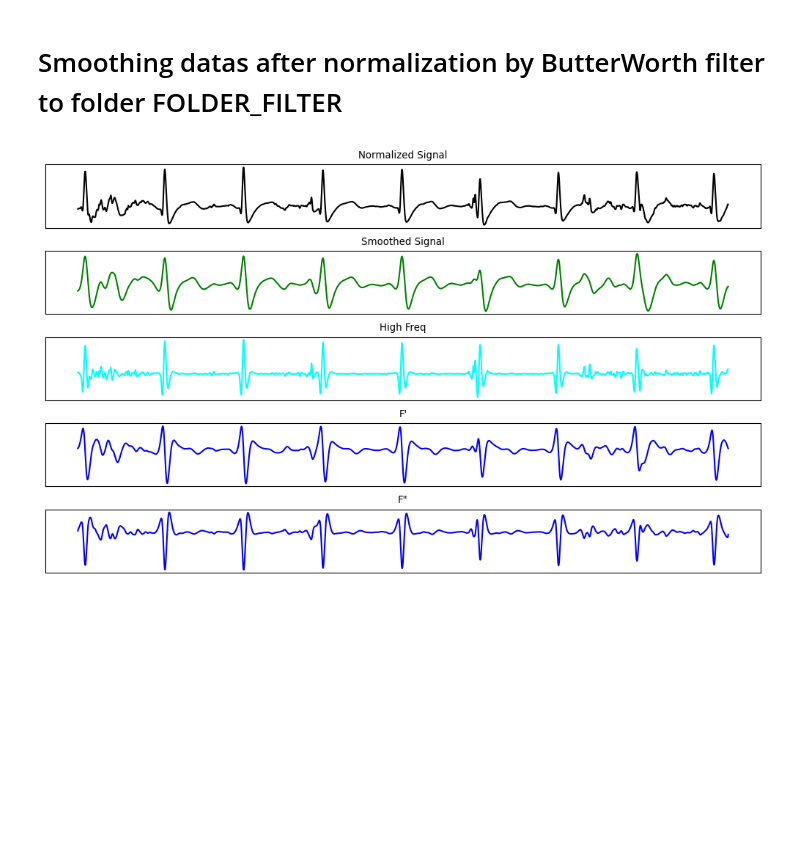
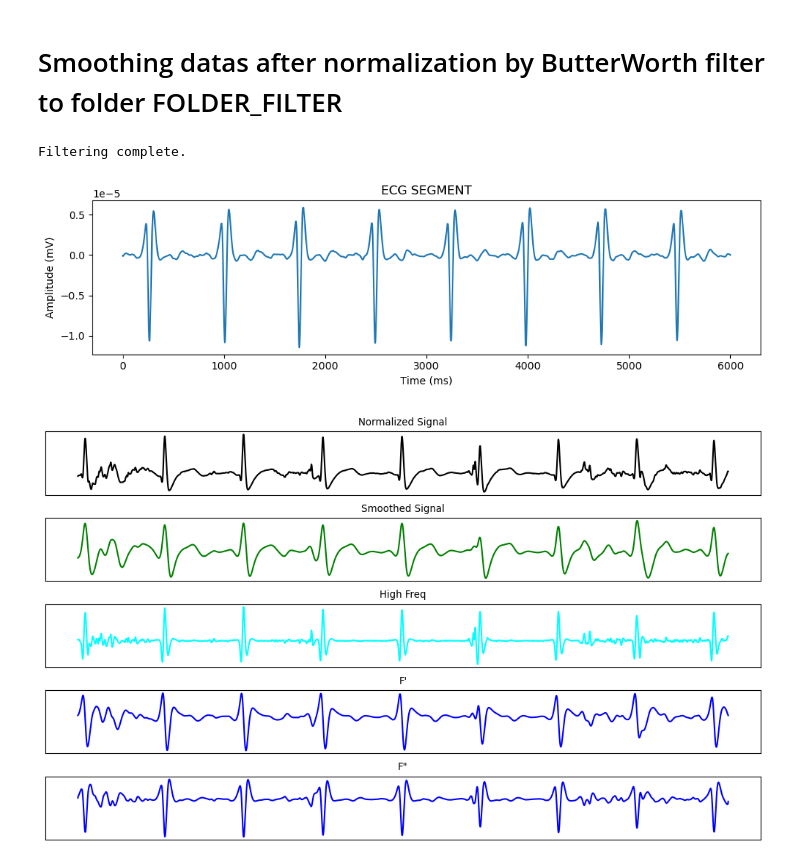
Before and after one commit to ng-anhhtuann/ecg-stroke-prediction, a Jupyter notebook: elderly-stroke/scripts/processing.ipynb, the cells around one changed output. Saved outputs shown, nothing was run; the diff lists cells and outputs as text; code cells hidden in the pictures; blank space fills up the shorter version.

```diff
--- a/elderly-stroke/scripts/processing.ipynb
+++ b/elderly-stroke/scripts/processing.ipynb
@@ -313,9 +342,9 @@ plot_ecg_signal('s0402-08010704_4', FOLDER_SAMPLE, 6000)
 # %%
 scaler = MinMaxScaler()
 
-for filename in os.listdir(FOLDER_SAMPLE):
+for filename in os.listdir('./a'):
     if filename.endswith('.txt'):
-        file_path = os.path.join(FOLDER_SAMPLE, filename)
+        file_path = os.path.join('./a', filename)
 
         # Load the data from the file
         data = np.loadtxt(file_path)
@@ -328,7 +357,7 @@ for filename in os.listdir(FOLDER_SAMPLE):
         # Apply the MinMaxScaler to the data
         normalized_data = scaler.fit_transform(data)
 
-        dest_file_path = os.path.join(FOLDER_NORMALIZE, filename)
+        dest_file_path = os.path.join('./b', filename)
         np.savetxt(dest_file_path, normalized_data)
 
 print("All files have been normalized.")
@@ -363,9 +406,9 @@ def butterworth_filter(signal):
     b, a = butter(order, cutoff_frequency / (0.5 * sampling_rate), btype='low')
     return filtfilt(b, a, signal)
 # %%
-for filename in os.listdir(FOLDER_NORMALIZE):
+for filename in os.listdir('./b'):
     if filename.endswith('p_signal.txt'):
-        destination_file_path = os.path.join(FOLDER_FILTER, filename)
+        destination_file_path = os.path.join('./c', filename)
 
         data = extract_columns(filename)
         smoothed = butterworth_filter(data)
@@ -378,6 +421,40 @@ for filename in os.listdir(FOLDER_NORMALIZE):
                 file.write(f"{data[i]}\t{smoothed[i]}\t{hi_freq[i]}\t{first_der[i]}\t{second_der[i]}\n")
 
 print("Filtering complete.")
+# %% [output]
+Filtering complete.
+# %%
+def plottt(main_name_of_file, folder_path, num, n, m=0):
+    # start m end n
+    file_path = os.path.join(folder_path, f'{main_name_of_file}_p_signal.txt')
+    if not os.path.exists(file_path):
+        print(f'File {file_path} does not exist.')
+        return
+    try:
+        # Load the data with a maximum of n rows
+        warnings.filterwarnings("ignore", message="Input line contained no data")
+        total_data = np.loadtxt(file_path, max_rows=n)
+        total_rows = total_data.shape[0]
+        if m < 0 or n > total_rows or m >= n:
+            raise ValueError(f"Invalid range: {m} to {n}. File contains {total_rows} rows.")
+        data_segment = total_data[m:n, :]
+    except Exception as e:
+        print(f"Error reading the file: {e}")
+        return
+    time = np.arange(m, n) * 1  # 1 ms per sample
+    plt.figure(figsize=(10, 3))
+    plt.subplot(1, 1, 1)
+    plt.plot(time, data_segment[:, num])
+    plt.title('ECG SEGMENT')
+    plt.xlabel('Time (ms)')
+    plt.ylabel('Amplitude (mV)')
+
+    plt.tight_layout()
+    plt.show()
+
+plottt('s0030-04051907_16', './c', 4, 6000)
+# %% [output]
+[figure, added]
 # %%
 def plotpp(filename):
     data = extract_columns(filename)
```
Also changed, not shown: parts of 3 cells of this notebook, 7 other files.
